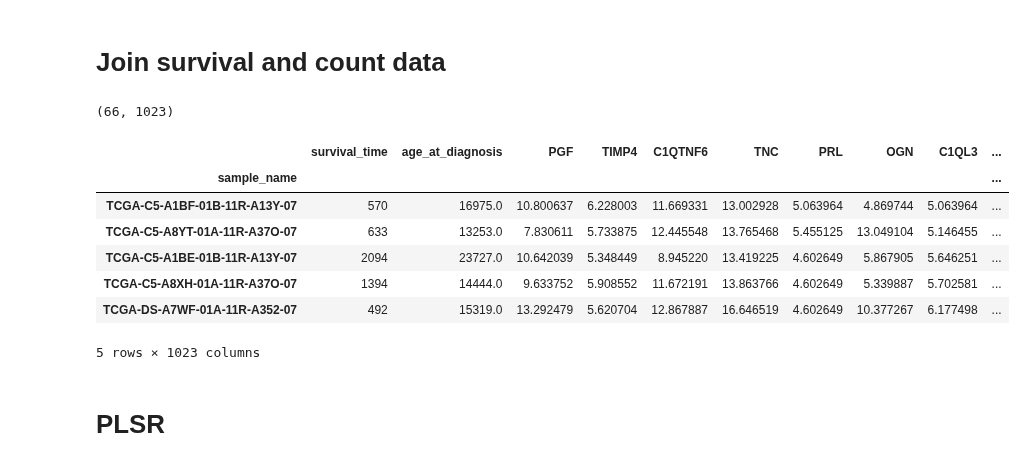
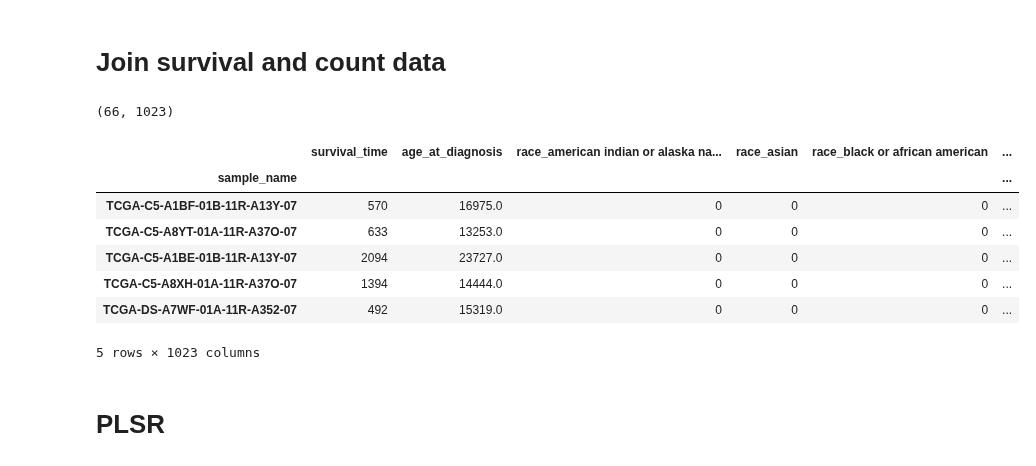
Before and after one commit to fogg-lab/characterizing-ecm-transcriptome-of-endometriosis, a Jupyter notebook: feature_selection_analysis/plsr.ipynb, the cells around one changed output. Cells and saved outputs as stored; diff of their text form; code cells hidden in the pictures.

```diff
--- a/feature_selection_analysis/plsr.ipynb
+++ b/feature_selection_analysis/plsr.ipynb
@@ -30,6 +35,7 @@ filtered_survival_df = (
     prep.decode_figo_stage(survival_df[["sample_name"] + dep_cols + covariate_cols].dropna(), to="c")
         .query("vital_status == 1")
         .drop(["vital_status"], axis=1)
+        .pipe(pd.get_dummies, columns=cat_cols)
         .reset_index(drop = True)
 )
 
@@ -66,20 +72,19 @@ norm_filtered_matrisome_counts_t_df.head()
 # %%
 joined_df = (
     pd.merge(filtered_survival_df, norm_filtered_matrisome_counts_t_df, on="sample_name")
         .set_index("sample_name")
-        .pipe(pd.get_dummies, cat_cols)
 )
 print(joined_df.shape)
 joined_df.head()
 # %% [output]
 (66, 1023)
-|  | survival_time | age_at_diagnosis | PGF | TIMP4 | C1QTNF6 | TNC | PRL | OGN | C1QL3 | ... |
-| sample_name |  |  |  |  |  |  |  |  |  | ... |
-| TCGA-C5-A1BF-01B-11R-A13Y-07 | 570 | 16975.0 | 10.800637 | 6.228003 | 11.669331 | 13.002928 | 5.063964 | 4.869744 | 5.063964 | ... |
-| TCGA-C5-A8YT-01A-11R-A37O-07 | 633 | 13253.0 | 7.830611 | 5.733875 | 12.445548 | 13.765468 | 5.455125 | 13.049104 | 5.146455 | ... |
-| TCGA-C5-A1BE-01B-11R-A13Y-07 | 2094 | 23727.0 | 10.642039 | 5.348449 | 8.945220 | 13.419225 | 4.602649 | 5.867905 | 5.646251 | ... |
-| TCGA-C5-A8XH-01A-11R-A37O-07 | 1394 | 14444.0 | 9.633752 | 5.908552 | 11.672191 | 13.863766 | 4.602649 | 5.339887 | 5.702581 | ... |
-| TCGA-DS-A7WF-01A-11R-A352-07 | 492 | 15319.0 | 13.292479 | 5.620704 | 12.867887 | 16.646519 | 4.602649 | 10.377267 | 6.177498 | ... |
+|  | survival_time | age_at_diagnosis | race_american indian or alaska na... | race_asian | race_black or african american | ... |
+| sample_name |  |  |  |  |  | ... |
+| TCGA-C5-A1BF-01B-11R-A13Y-07 | 570 | 16975.0 | 0 | 0 | 0 | ... |
+| TCGA-C5-A8YT-01A-11R-A37O-07 | 633 | 13253.0 | 0 | 0 | 0 | ... |
+| TCGA-C5-A1BE-01B-11R-A13Y-07 | 2094 | 23727.0 | 0 | 0 | 0 | ... |
+| TCGA-C5-A8XH-01A-11R-A37O-07 | 1394 | 14444.0 | 0 | 0 | 0 | ... |
+| TCGA-DS-A7WF-01A-11R-A352-07 | 492 | 15319.0 | 0 | 0 | 0 | ... |
 5 rows × 1023 columns
 # %% [markdown]
 # PLSR
```
Also changed, not shown: parts of 8 cells of this notebook, 2 other files.
